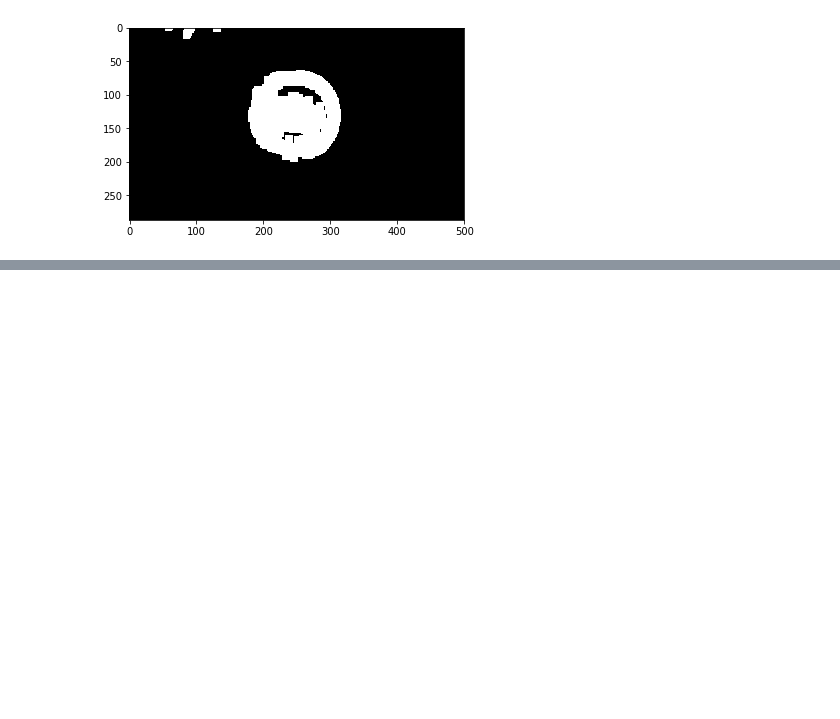
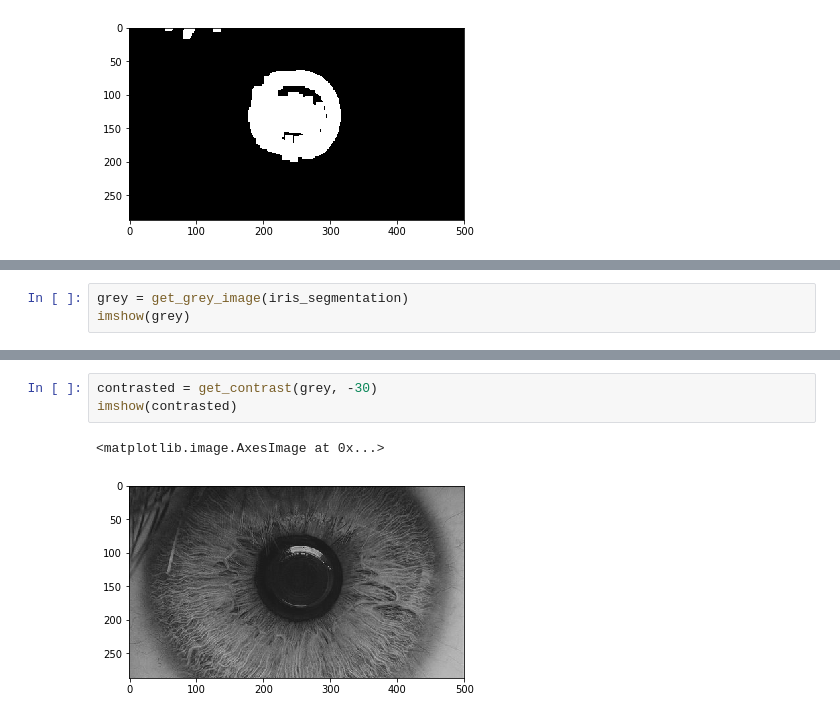
Before and after one commit to alcaster/Biometry-October, a Jupyter notebook: Operation on pixels.ipynb, the cells around one changed output, grey strips where cells are left out. Saved outputs shown, nothing was run; the diff lists cells and outputs as text; blank space fills up the shorter version.

```diff
--- a/Operation on pixels.ipynb
+++ b/Operation on pixels.ipynb
@@ -376,0 +383,3 @@ imshow(a)
+# %%
+grey = get_grey_image(iris_segmentation)
+imshow(grey)
@@ -376,0 +389,6 @@ imshow(a)
+# %%
+contrasted = get_contrast(grey, -30)
+imshow(contrasted)
+# %% [output]
+<matplotlib.image.AxesImage at 0x...>
+[figure, added]
```
Also changed, not shown: parts of 17 cells of this notebook.
